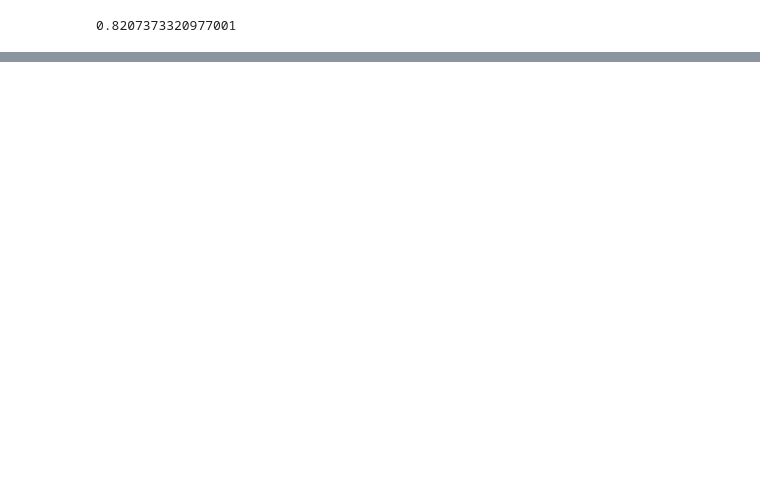
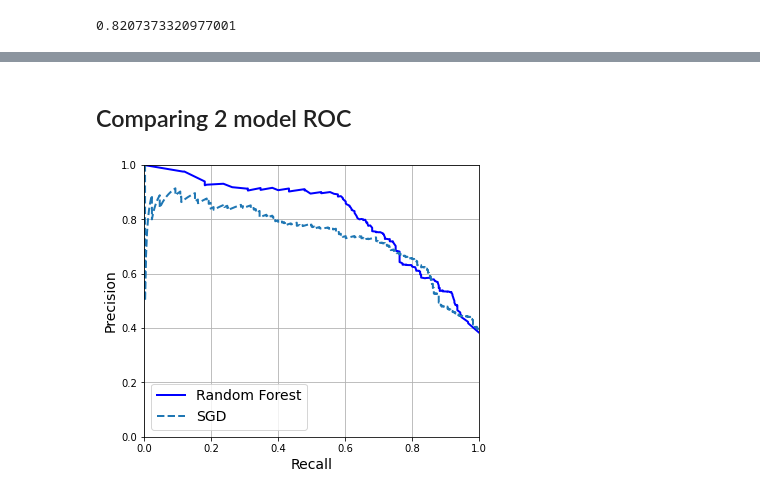
Before and after one commit to lupiel/kaggle-titanic-ml, a Jupyter notebook: ml-notebook.ipynb, the cells around one changed output, grey strips where cells are left out. Cells and saved outputs as stored; diff of their text form; code cells hidden in the pictures; blank space fills up the shorter version.

```diff
--- a/ml-notebook.ipynb
+++ b/ml-notebook.ipynb
@@ -390,0 +456,33 @@ roc_auc_score(y_train, y_train_scores_sgd)
+# %% [markdown]
+## Comparing 2 model ROC
+# %%
+from sklearn.metrics import precision_recall_curve
+import matplotlib.pyplot as plt
+
+# Obtain scores for Random Forest Classifier
+y_probas_forest = cross_val_predict(rforest_clf, X_train, y_train, cv=3, method="predict_proba")
+y_train_scores_rforest = y_probas_forest[:, 1]
+
+# Compute precision and recall values
+precisions_rforest, recalls_rforest, thresholds_forest = precision_recall_curve(y_train, y_train_scores_rforest)
+
+# Create a plot to compare the precision-recall curves of Random Forest and SGD
+plt.figure(figsize=(6, 5))
+
+# Plot the precision-recall curve for Random Forest
+plt.plot(recalls_rforest, precisions_rforest, "b-", linewidth=2, label="Random Forest")
+
+# Plot the precision-recall curve for SGD
+plt.plot(recalls, precisions, "--", linewidth=2, label="SGD")
+
+# Add labels and formatting to the plot
+plt.xlabel("Recall")
+plt.ylabel("Precision")
+plt.axis([0, 1, 0, 1])
+plt.grid()
+plt.legend(loc="lower left")
+
+# Show the plot
+plt.show()
+# %% [output]
+[figure, added]
```
Also changed, not shown: parts of 7 cells of this notebook.
